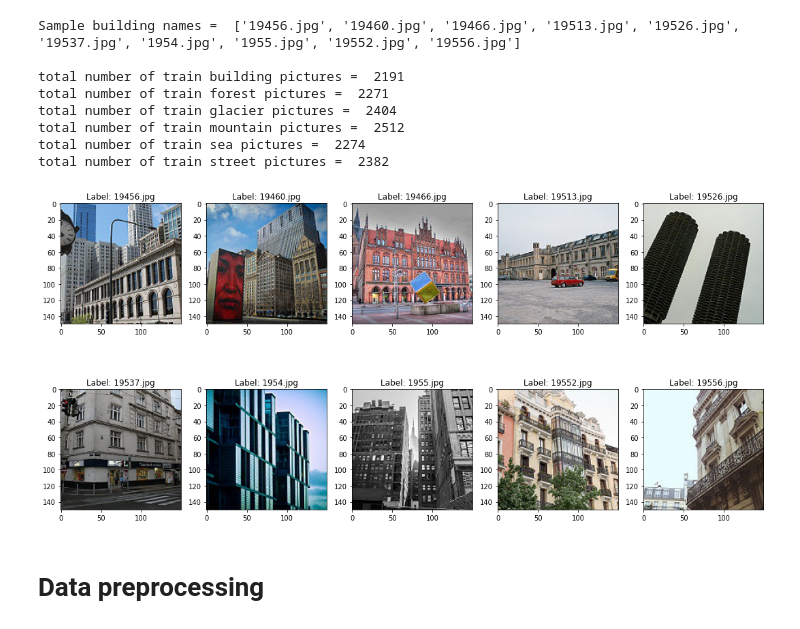
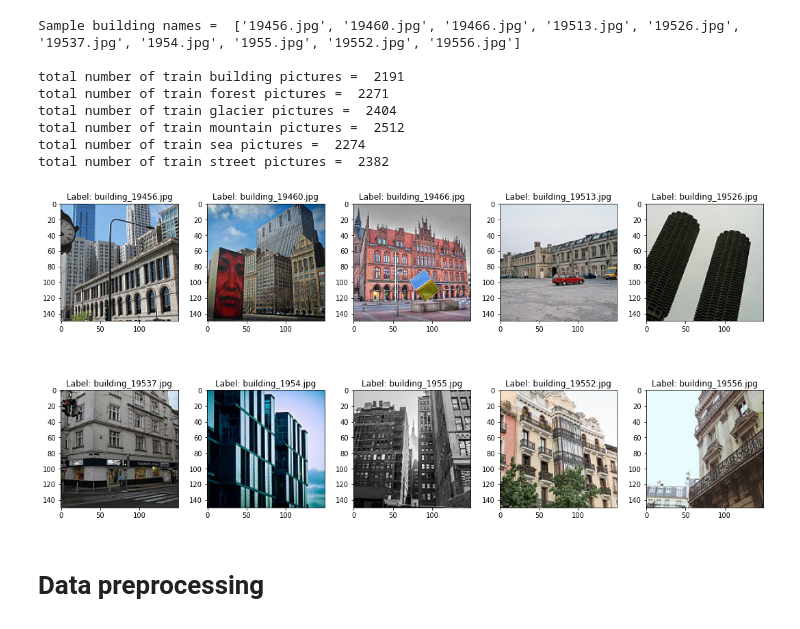
Before and after one commit to HRS5020/Tensorflow, a Jupyter notebook: Intel_image_classificaiton_using_VGG19.ipynb, the cells around one changed output. Saved outputs shown, nothing was run; the diff lists cells and outputs as text; code cells hidden in the pictures.

```diff
--- a/Intel_image_classificaiton_using_VGG19.ipynb
+++ b/Intel_image_classificaiton_using_VGG19.ipynb
@@ -69,33 +69,33 @@ total number of train street pictures =  2382
 # %%
 # print some of the training images
 
-# To show only one image
+# To show only one image at a time
 # train_building_images = os.listdir('./seg_train/seg_train/buildings/')
 # for i in range(0,10):
 #     img = mpimg.imread('./seg_train/seg_train/buildings/'+train_building_images[i])
 #     imgplot = plt.imshow(img)
 #     plt.show()
 
 
 # A group of images
 dir = './seg_train/seg_train/buildings/'
 filenames = [os.path.abspath(os.path.join(dir,i)) for i in os.listdir(dir)]
 
 num_image = 10
 num_row = 2
 num_col = 5
 
 # plot images
 fig, axes = plt.subplots(num_row, num_col, figsize=(3*num_col,4*num_row))
 for i in range(num_image):
     ax = axes[i//num_col, i%num_col]
     image = mpimg.imread(filenames[i])
     ax.imshow(image)
-    ax.set_title('Label: {}'.format(os.listdir(dir)[i]))
+    ax.set_title('Label: building_{}'.format(os.listdir(dir)[i]))
 plt.tight_layout()
 plt.show()
 # %% [output]
-[figure, old version]
+[figure, new version]
 # %% [markdown]
 # Data preprocessing
 # %%
```
Also changed, not shown: parts of 8 cells of this notebook.
